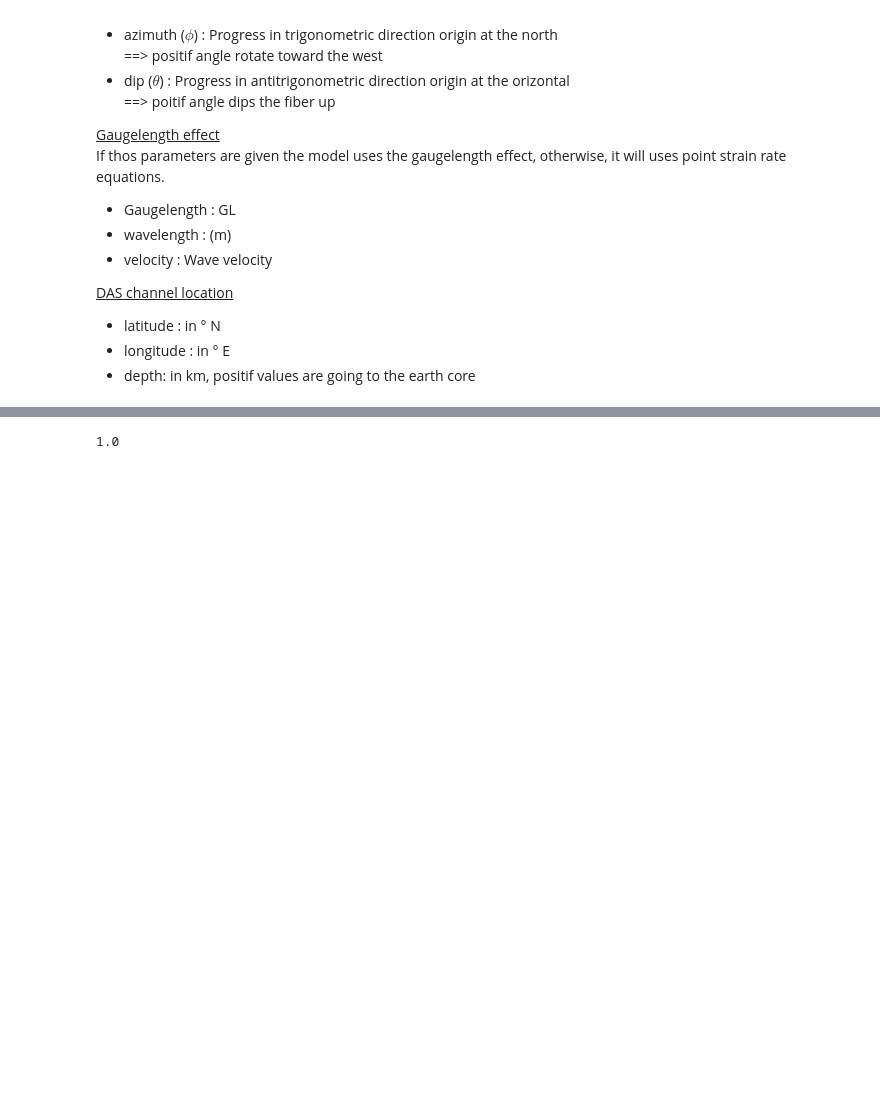
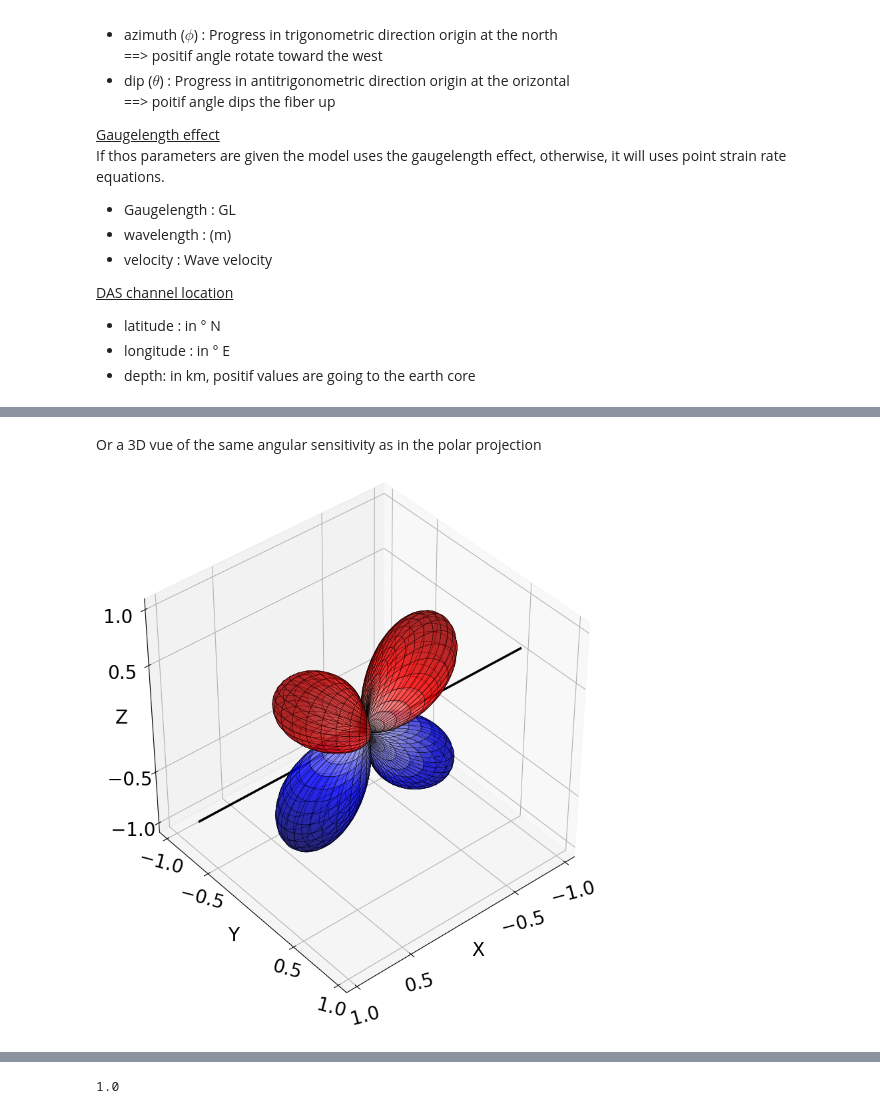
Before and after one commit to olfontai/DAS_sensitivity, a Jupyter notebook: Forward_amplitude_model/Objects_overview.ipynb, the cells around one changed output, grey strips where cells are left out. Saved outputs shown, nothing was run; the diff lists cells and outputs as text; code cells hidden in the pictures; blank space fills up the shorter version.

```diff
--- a/Forward_amplitude_model/Objects_overview.ipynb
+++ b/Forward_amplitude_model/Objects_overview.ipynb
@@ -68,0 +220,7 @@ das.sensitivity(phase, azimuth, dip)
+# %% [markdown]
+Or a 3D vue of the same angular sensitivity as in the polar projection
+# %%
+das.plot_3d_fiber_response('SV',            # give the wavetype P, S, SV, or SH
+                           view=[40,50])    # change the view point [dip, azimuth] for better visibility
+# %% [output]
+[figure, added]
```
Also changed, not shown: parts of 60 cells of this notebook.
